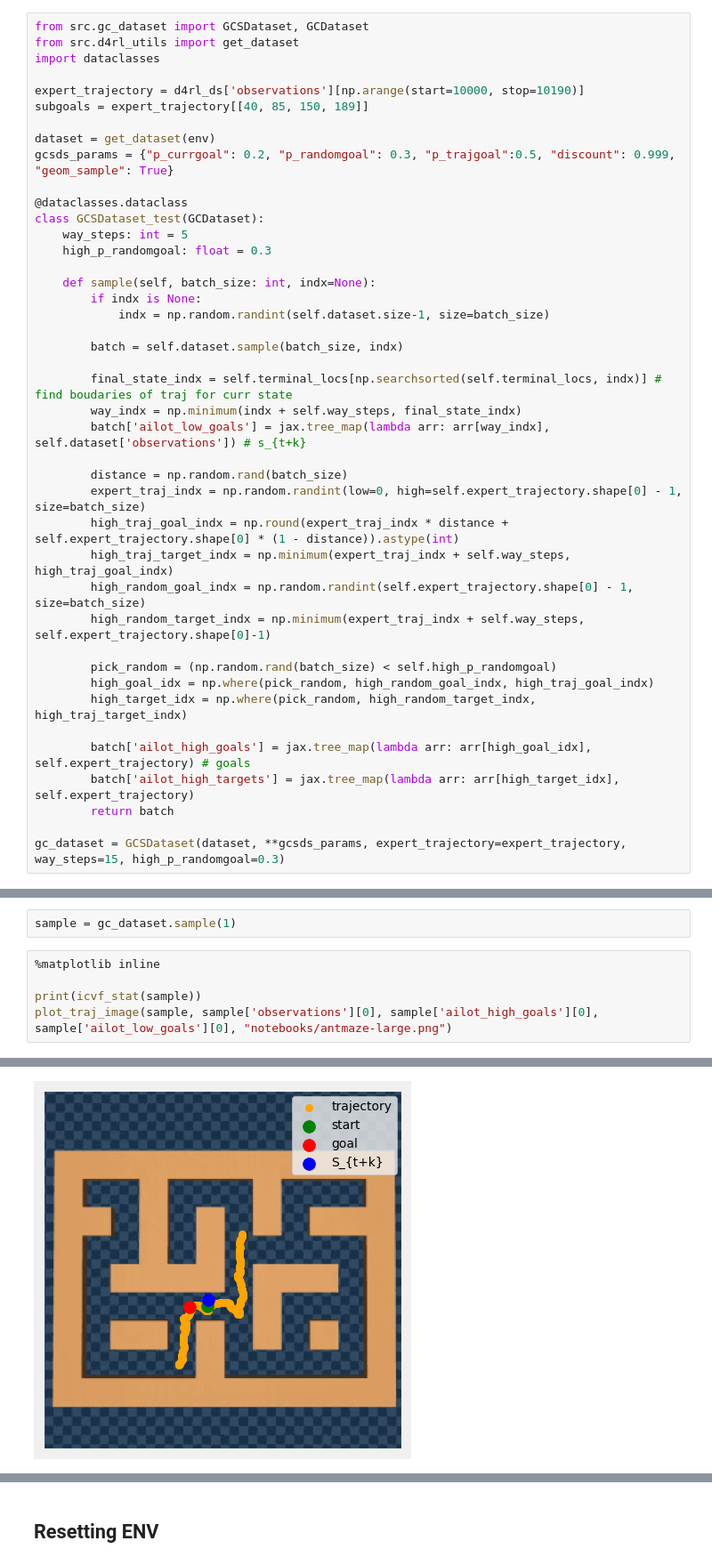
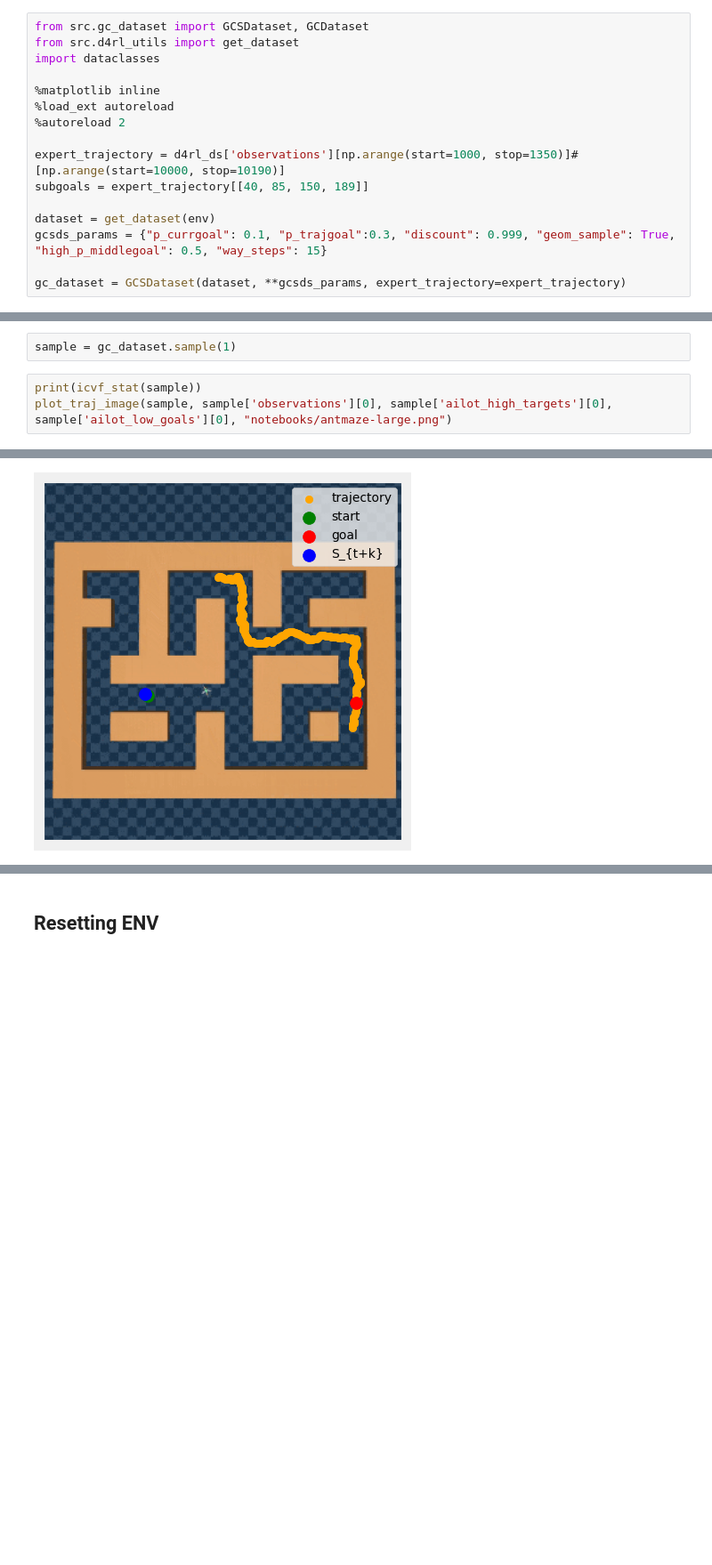
Before and after one commit to skylooop/AILOT, a Jupyter notebook: notebooks/D4RL_viz.ipynb, the cells around one changed output, grey strips where cells are left out. Shown at 89% size. Saved outputs shown, nothing was run; the diff lists cells and outputs as text; blank space fills up the shorter version.

```diff
--- a/notebooks/D4RL_viz.ipynb
+++ b/notebooks/D4RL_viz.ipynb
@@ -438,41 +455,15 @@ from src.gc_dataset import GCSDataset, GCDataset
 from src.d4rl_utils import get_dataset
 import dataclasses
 
-expert_trajectory = d4rl_ds['observations'][np.arange(start=10000, stop=10190)]
+%matplotlib inline
+%load_ext autoreload
+%autoreload 2
+
+expert_trajectory = d4rl_ds['observations'][np.arange(start=1000, stop=1350)]#[np.arange(start=10000, stop=10190)]
 subgoals = expert_trajectory[[40, 85, 150, 189]]
 
 dataset = get_dataset(env)
-gcsds_params = {"p_currgoal": 0.2, "p_randomgoal": 0.3, "p_trajgoal":0.5, "discount": 0.999, "geom_sample": True}
+gcsds_params = {"p_currgoal": 0.1, "p_trajgoal":0.3, "discount": 0.999, "geom_sample": True, "high_p_middlegoal": 0.5, "way_steps": 15}
 
-@dataclasses.dataclass
-class GCSDataset_test(GCDataset):
-    way_steps: int = 5
-    high_p_randomgoal: float = 0.3
-
-    def sample(self, batch_size: int, indx=None):
-        if indx is None:
-            indx = np.random.randint(self.dataset.size-1, size=batch_size)
-
-        batch = self.dataset.sample(batch_size, indx)
-
-        final_state_indx = self.terminal_locs[np.searchsorted(self.terminal_locs, indx)] # find boudaries of traj for curr state
-        way_indx = np.minimum(indx + self.way_steps, final_state_indx)
-        batch['ailot_low_goals'] = jax.tree_map(lambda arr: arr[way_indx], self.dataset['observations']) # s_{t+k}
-
-        distance = np.random.rand(batch_size)
-        expert_traj_indx = np.random.randint(low=0, high=self.expert_trajectory.shape[0] - 1, size=batch_size)
-        high_traj_goal_indx = np.round(expert_traj_indx * distance + self.expert_trajectory.shape[0] * (1 - distance)).astype(int)
-        high_traj_target_indx = np.minimum(expert_traj_indx + self.way_steps, high_traj_goal_indx)
-        high_random_goal_indx = np.random.randint(self.expert_trajectory.shape[0] - 1, size=batch_size)
-        high_random_target_indx = np.minimum(expert_traj_indx + self.way_steps, self.expert_trajectory.shape[0]-1)
-
-        pick_random = (np.random.rand(batch_size) < self.high_p_randomgoal)
-        high_goal_idx = np.where(pick_random, high_random_goal_indx, high_traj_goal_indx)
-        high_target_idx = np.where(pick_random, high_random_target_indx, high_traj_target_indx)
-
-        batch['ailot_high_goals'] = jax.tree_map(lambda arr: arr[high_goal_idx], self.expert_trajectory) # goals
-        batch['ailot_high_targets'] = jax.tree_map(lambda arr: arr[high_target_idx], self.expert_trajectory)
-        return batch
-
-gc_dataset = GCSDataset(dataset, **gcsds_params, expert_trajectory=expert_trajectory, way_steps=15, high_p_randomgoal=0.3)
+gc_dataset = GCSDataset(dataset, **gcsds_params, expert_trajectory=expert_trajectory)
 # %% [output]
@@ -480,8 +472,6 @@ Rewards mean: -0.9938048124313354
 # %%
 sample = gc_dataset.sample(1)
 # %%
-%matplotlib inline
-
 print(icvf_stat(sample))
-plot_traj_image(sample, sample['observations'][0], sample['ailot_high_goals'][0], sample['ailot_low_goals'][0], "notebooks/antmaze-large.png")
+plot_traj_image(sample, sample['observations'][0], sample['ailot_high_targets'][0], sample['ailot_low_goals'][0], "notebooks/antmaze-large.png")
 # %% [output]
@@ -495 +485 @@ Advantage of going to sg from s:  [-0.43769312]
-[figure, old version]
+[figure, new version]
```
Also changed, not shown: parts of 48 cells of this notebook, 15 other files.
